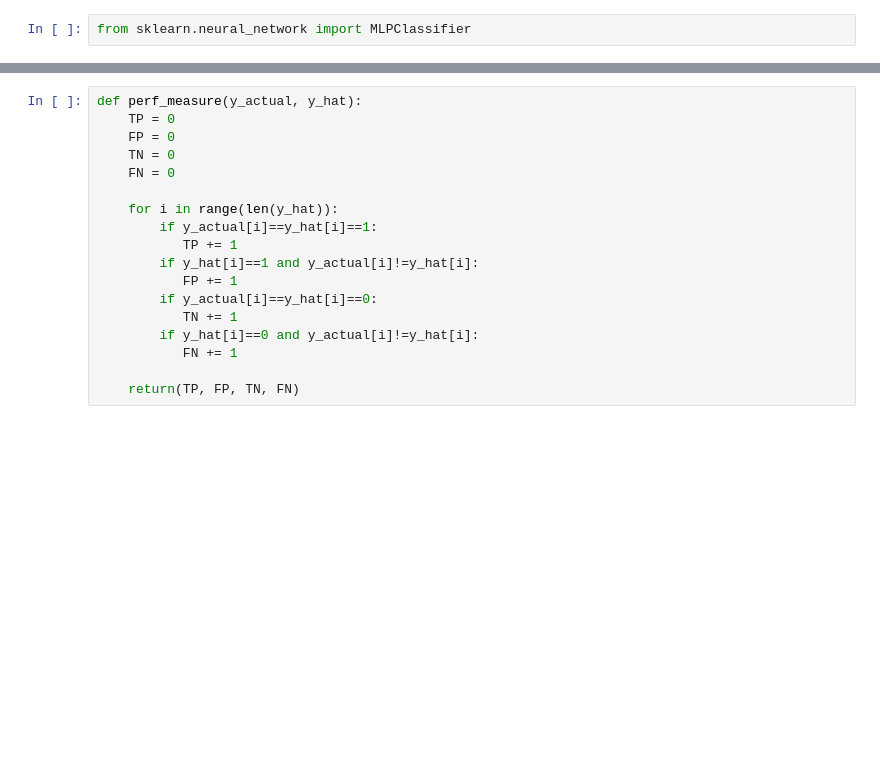
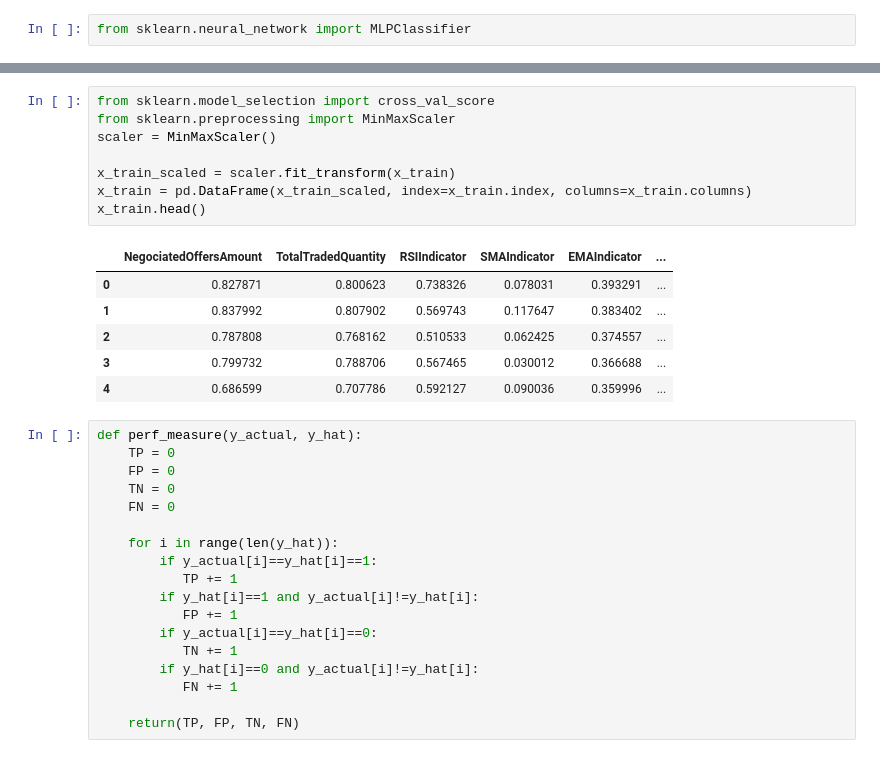
Before and after one commit to lschlee/stock-analysis, a Jupyter notebook: stock-analysis.ipynb, the cells around one changed output, grey strips where cells are left out. Drawn from its saved outputs; the diff is of its cells as text; blank space fills up the shorter version.

```diff
--- a/stock-analysis.ipynb
+++ b/stock-analysis.ipynb
@@ -131,3 +114,18 @@ MLPClassifier(activation='relu', alpha=0.0001, batch_size='auto', beta_1=0.9,
+# %%
+from sklearn.model_selection import cross_val_score
+from sklearn.preprocessing import MinMaxScaler
+scaler = MinMaxScaler()
+
+x_train_scaled = scaler.fit_transform(x_train)
+x_train = pd.DataFrame(x_train_scaled, index=x_train.index, columns=x_train.columns)
+x_train.head()
+# %% [output]
+|  | NegociatedOffersAmount | TotalTradedQuantity | RSIIndicator | SMAIndicator | EMAIndicator | ... |
+| 0 | 0.827871 | 0.800623 | 0.738326 | 0.078031 | 0.393291 | ... |
+| 1 | 0.837992 | 0.807902 | 0.569743 | 0.117647 | 0.383402 | ... |
+| 2 | 0.787808 | 0.768162 | 0.510533 | 0.062425 | 0.374557 | ... |
+| 3 | 0.799732 | 0.788706 | 0.567465 | 0.030012 | 0.366688 | ... |
+| 4 | 0.686599 | 0.707786 | 0.592127 | 0.090036 | 0.359996 | ... |
 # %%
 def perf_measure(y_actual, y_hat):
     TP = 0
```
Also changed, not shown: parts of 20 cells of this notebook.
